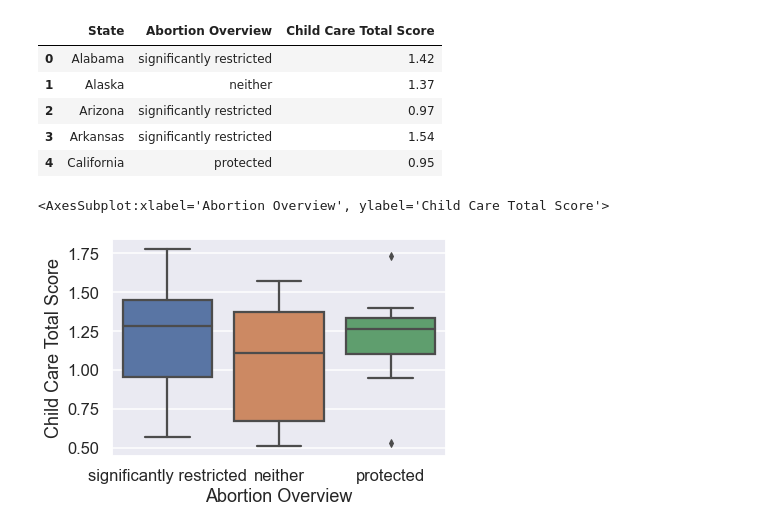
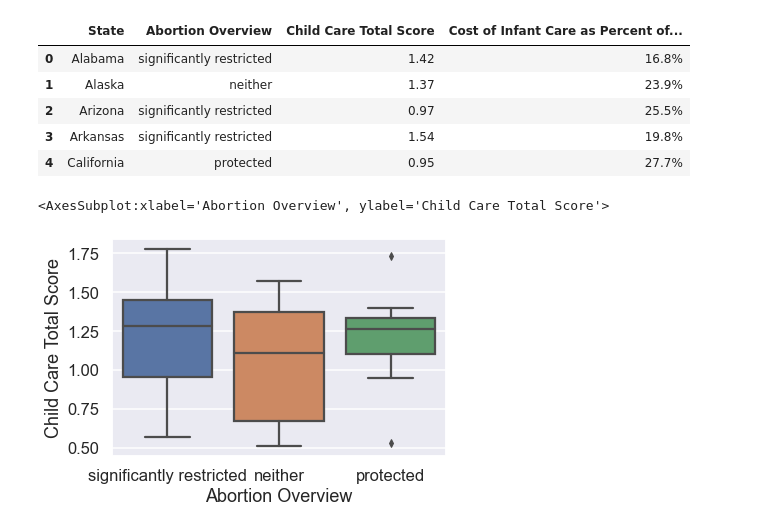
Before and after one commit to parkerfh/CS216_FinalProject, a Jupyter notebook: Lynne's Data Wrangling/Abortion and Childcare.ipynb, the cells around one changed output. Saved outputs shown, nothing was run; the diff lists cells and outputs as text; code cells hidden in the pictures.

```diff
--- a/Lynne's Data Wrangling/Abortion and Childcare.ipynb
+++ b/Lynne's Data Wrangling/Abortion and Childcare.ipynb
@@ -7,7 +7,7 @@ sns.set_theme()
 sns.set_context('talk')
 # %%
 #2020
-abortion = pd.read_csv("abortion_laws.csv", skiprows=2)
+abortion = pd.read_csv("data/abortion_laws.csv", skiprows=2)
 abortion = abortion.drop(columns=["Footnotes"])
 abortion = abortion[1:52]
 abortion.head()
@@ -34,7 +34,7 @@ abortion.head()
 | 5 | California | No | No | Yes | protected |
 # %%
 #2014
-childcare = pd.read_csv("childcare_states.csv", skiprows=1)
+childcare = pd.read_csv("data/childcare_states.csv", skiprows=1)
 childcare = childcare[:51]
 childcare.head()
 # %% [output]
@@ -47,15 +47,15 @@ childcare.head()
 # %%
 df = abortion.merge(childcare, how='inner', left_on='Location', right_on="State")
 df = df.drop('Location', axis=1)
-df = df[['State','Abortion Overview','Child Care Total Score']]
+df = df[['State','Abortion Overview','Child Care Total Score', "Cost of Infant Care as Percent of Women's Median Annual Earningsa,b"]]
 df.head()
 # %% [output]
-|  | State | Abortion Overview | Child Care Total Score |
-| 0 | Alabama | significantly restricted | 1.42 |
-| 1 | Alaska | neither | 1.37 |
-| 2 | Arizona | significantly restricted | 0.97 |
-| 3 | Arkansas | significantly restricted | 1.54 |
-| 4 | California | protected | 0.95 |
+|  | State | Abortion Overview | Child Care Total Score | Cost of Infant Care as Percent of... |
+| 0 | Alabama | significantly restricted | 1.42 | 16.8% |
+| 1 | Alaska | neither | 1.37 | 23.9% |
+| 2 | Arizona | significantly restricted | 0.97 | 25.5% |
+| 3 | Arkansas | significantly restricted | 1.54 | 19.8% |
+| 4 | California | protected | 0.95 | 27.7% |
 # %%
 sns.boxplot(data=df, x="Abortion Overview", y="Child Care Total Score")
 # %% [output]
```
Also changed, not shown: parts of 1 cell of this notebook.
